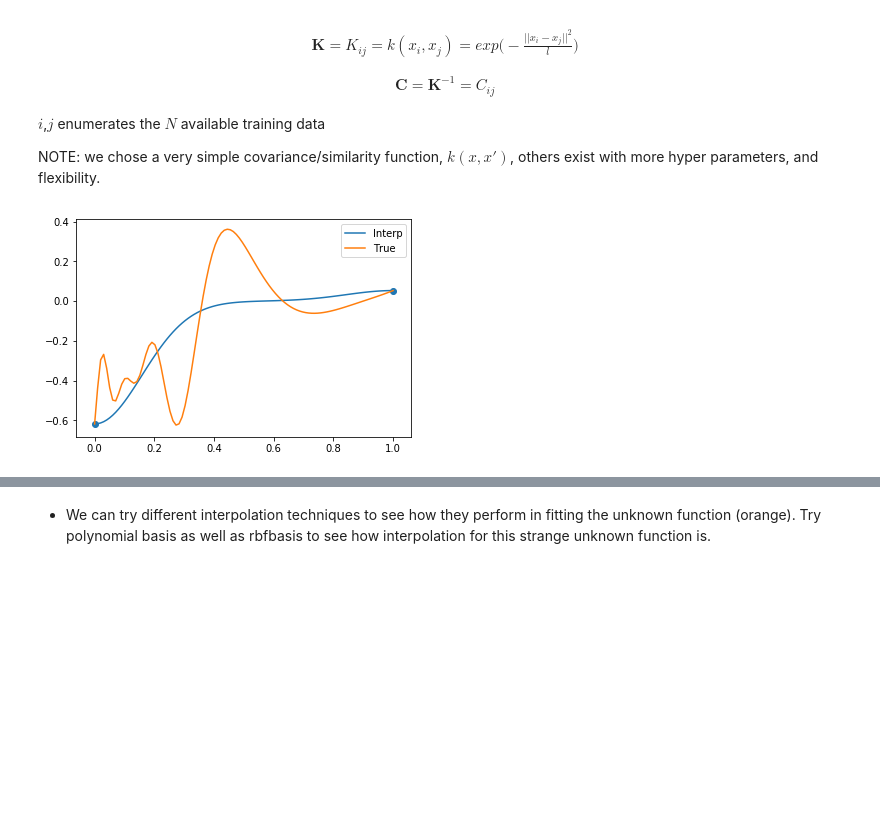
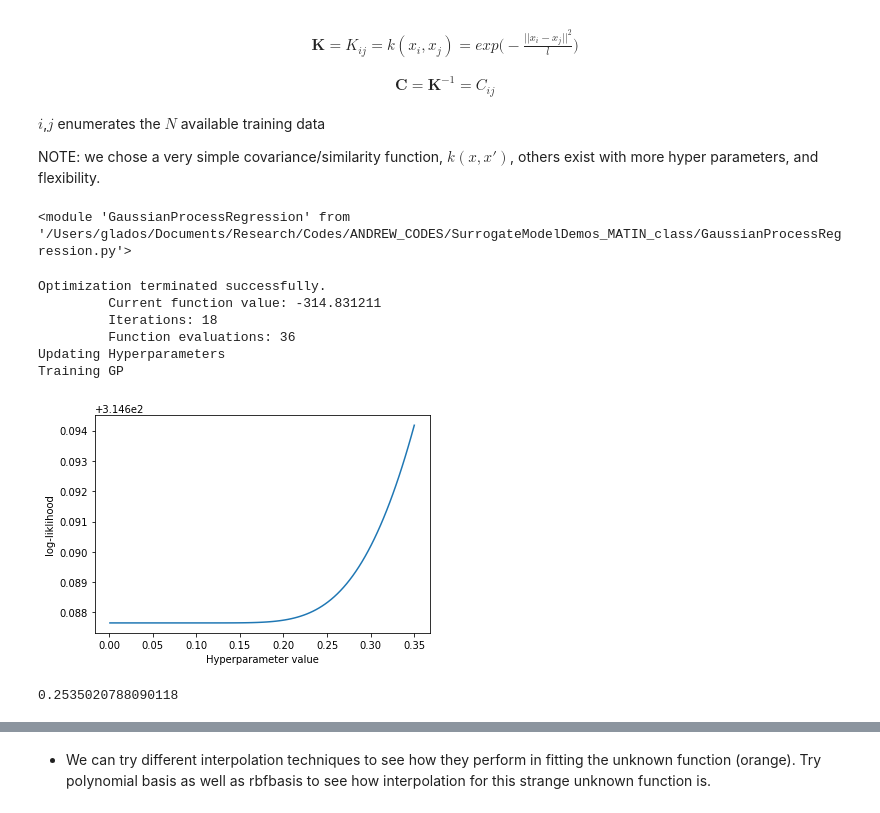
Before and after one commit to Jimmy-INL/Bayes-GP_demos, a Jupyter notebook: MATinfoDOE.ipynb, the cells around one changed output, grey strips where cells are left out. Drawn from its saved outputs; the diff is of its cells as text; code cells hidden in the pictures; blank space fills up the shorter version.

Commit message:
new demos

```diff
--- a/MATinfoDOE.ipynb
+++ b/MATinfoDOE.ipynb
@@ -49,11 +52,11 @@ factorial,fig2=initial_designs_demo.factorial_design(n,d,plot_=True)
 import imp
 imp.reload(initial_designs_demo)
 #import initial_designs_demo
-n=6 #number of levels to consider per factor (can be integer or list)
+n=10 #number of levels to consider per factor (can be integer or list)
 d=2 #number of factors to consider
 # These types of designs have n^2 points
 # They were seen as superior to "single factor designs" since they take into account the changes at
 # multiple "levels"
-latin_cube,fig=initial_designs_demo.latin_cube(n,d,plot_=True)
+D2,fig=initial_designs_demo.latin_cube(n,d,plot_=True)
 #fig.show()
 # %% [output]
@@ -116,13 +119,13 @@ fig.show()
 * Use Factorial, LHD, and Random Designs for initial training set
 # %%
 imp.reload(initial_designs_demo)
-Y=initial_designs_demo.frankes_func
+fnc=initial_designs_demo.frankes_func
 n=20 #20 levels per factor
 d=2  #2  factors
 x,fig1=initial_designs_demo.factorial_design(n=20,d=2,plot_=True)
 #print(x)
-x_test=x
-Y_test=Y(x_test,plot_=True)
+xtest=x
+ytest,fig=fnc(xtest,plot_=True)
 # %% [output]
 [figure]
 [figure]
@@ -162,39 +165,52 @@ $i$,$j$ enumerates the $N$ available training data
 NOTE: we chose a very simple covariance/similarity function, $k(x,x')$, others exist with more hyper parameters, and flexibility.
 # %%
 import GaussianProcessRegression as gpr
+imp.reload(gpr)
+# %% [output]
+<module 'GaussianProcessRegression' from '/Users/glados/Documents/Research/Codes/ANDREW_CODES/SurrogateModelDemos_MATIN_class/GaussianProcessRegression.py'>
 # %%
 ### Choose training type
-n=20
+n=10
 d=2
+
+# choose Design
+D=D3
 #D1,f1=initial_designs_demo.factorial_design(n=20,d=2,plot_=False) # produces n^2 training points to evaluate
-D2,f2=initial_designs_demo.LHD_design(n=20,d=2,plot_=False) # produces  n training points
-#D3,f3=initial_designs_demo.random_design(n=20,d=2,plot_=False) # produces  n training points
+#D3,f2=initial_designs_demo.LHD_design(n=20,d=2,plot_=True) # produces  n training points
+#D4,f3=initial_designs_demo.random_design(n=20,d=2,plot_=False) # produces  n training points
 # %%
 plt.close("all")
 
 ## Specify initial hyperparameters
-l=0.1  #0.17 works well
+l=0.3  #0.17 works well
 mu=0   #nugget term, 0 enforces interpolation
 
 ## Specify Training data
 xtrain=D2 #change the training set here
-ytrain=Y(xtrain)
+ytrain=fnc(xtrain)
 
 ## Specify Model, set hyperparameters
 GPmodel=gpr.gpprocess()
 GPmodel.traindata(xtrain,ytrain)
 GPmodel.rbfbasis(l=l)
 GPmodel.mu=0
 GPmodel.trainGP() #first train
 
 ## Optimize
 GPmodel.optimize() #optimize loglikelihood wrt lengthscale parameter
 GPmodel.trainGP()  #retrain with updated parameters
 
 ## Evaluate at test points across parameter space
 ypred,yvar=GPmodel.eval(x_test)
-print(np.mean(np.abs(ypred-Ytest)))
+print(np.mean(np.abs(ypred-Y_test)))
 # %% [output]
+Optimization terminated successfully.
+         Current function value: -314.831211
+         Iterations: 18
+         Function evaluations: 36
+Updating Hyperparameters
+Training GP
-[figure, old version]
+[figure, new version]
+0.2535020788090118
 # %%
 ## Now plot the error
```
Also changed, not shown: parts of 6 cells of this notebook, 2 other files.
